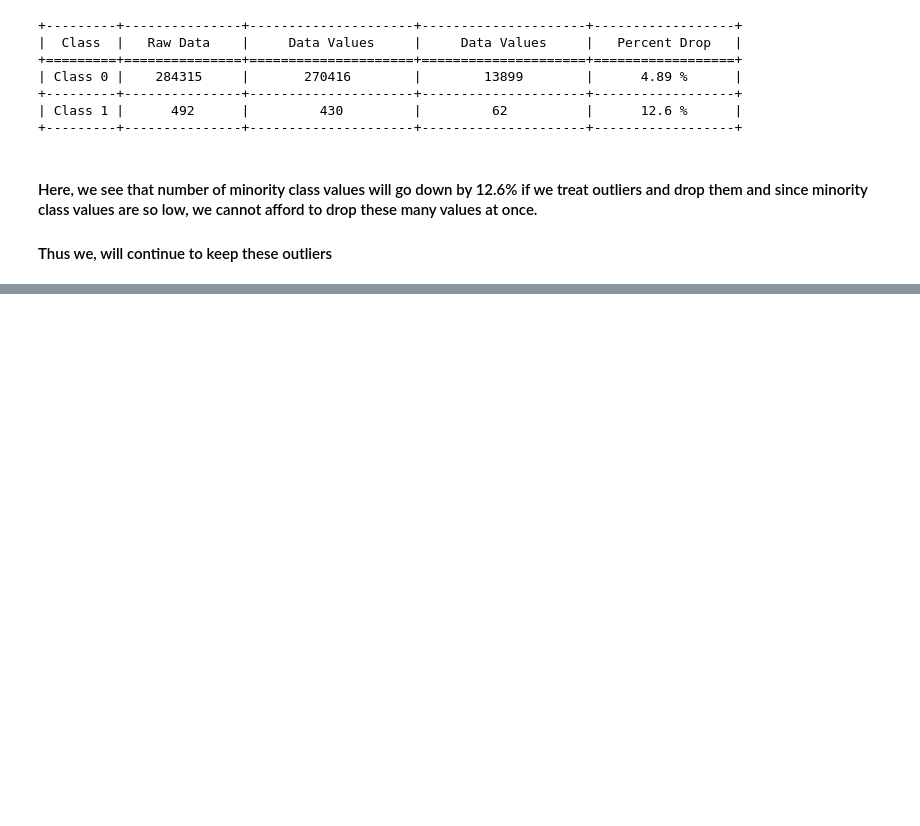
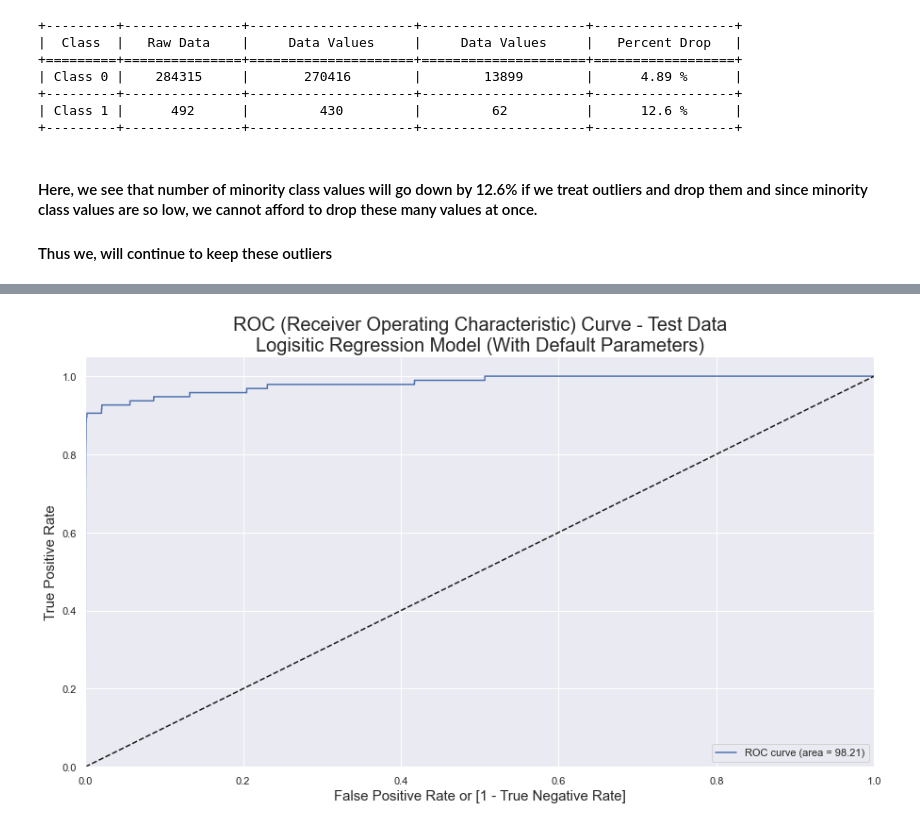
Before and after one commit to akshaykadam100/Credit-Card-Fraud-Detection, a Jupyter notebook: modelling/V1_Akshay_Kadam_DML2070010.ipynb, the cells around one changed output, grey strips where cells are left out. Saved outputs shown, nothing was run; the diff lists cells and outputs as text; code cells hidden in the pictures; blank space fills up the shorter version.

```diff
--- a/modelling/V1_Akshay_Kadam_DML2070010.ipynb
+++ b/modelling/V1_Akshay_Kadam_DML2070010.ipynb
@@ -1504,0 +1733,5 @@ check_class_distribution_on_handling_outlier(series_name='V28', quantile_val_low
+# %%
+y_test_pred_final = pd.DataFrame(y_test)
+y_test_pred_final['class_probability'] = pred_probs_test[:,1]
+y_test_pred_final['class_predicted'] = y_test_pred_final.class_probability.map(lambda x: 1 if x > cut_off else 0)
+y_test_pred_final
@@ -1504,0 +1752,41 @@ check_class_distribution_on_handling_outlier(series_name='V28', quantile_val_low
+# %%
+conf_matrix_test = metrics.confusion_matrix(y_test_pred_final.Class, y_test_pred_final.class_predicted)
+
+TN_test = conf_matrix[0, 0]
+FP_test = conf_matrix[0, 1]
+FN_test = conf_matrix[1, 0]
+TP_test = conf_matrix[1, 1]
+
+accuracy_score_test = metrics.accuracy_score(y_test_pred_final.Class, y_test_pred_final.class_predicted)
+accuracy_score_test = round(accuracy_score_test*100, 2)
+
+precision_score_test = metrics.precision_score(y_test_pred_final.Class, y_test_pred_final.class_predicted)
+precision_score_test = round(precision_score_test*100, 2)
+
+recall_score_test = metrics.recall_score(y_test_pred_final.Class, y_test_pred_final.class_predicted)
+recall_score_test = round(recall_score_test*100, 2)
+
+sensitivity_test = TP_test / float(FN_test + TP_test)
+sensitivity_test = round(sensitivity_test*100, 2)
+
+specificity_test = TN_test / float(TN_test + FP_test)
+specificity_test = round(specificity_test*100, 2)
+
+f1_score_test = metrics.f1_score(y_test_pred_final.Class, y_test_pred_final.class_predicted)
+f1_score_test = round(f1_score_test*100, 2)
+
+auc_score_test = metrics.roc_auc_score(y_test_pred_final.Class, y_test_pred_final.class_probability)
+auc_score_test = round(auc_score_test*100, 2)
+# %%
+fpr, tpr, thresholds = metrics.roc_curve(y_test_pred_final.Class, y_test_pred_final.class_probability, drop_intermediate=False )
+plt.plot(fpr, tpr, label='ROC curve (area = %0.2f)' % auc_score_test)
+plt.plot([0, 1], [0, 1], 'k--')
+plt.xlim([0.0, 1.0])
+plt.ylim([0.0, 1.05])
+plt.xlabel('False Positive Rate or [1 - True Negative Rate]', fontdict={'fontsize': 15})
+plt.ylabel('True Positive Rate', fontdict={'fontsize': 15})
+plt.title('ROC (Receiver Operating Characteristic) Curve - Test Data\nLogisitic Regression Model (With Default Parameters)', fontdict={'fontsize': 20})
+plt.legend(loc="lower right")
+plt.show()
+# %% [output]
+[figure, added]
```
Also changed, not shown: parts of 122 cells of this notebook, 1 other file.
